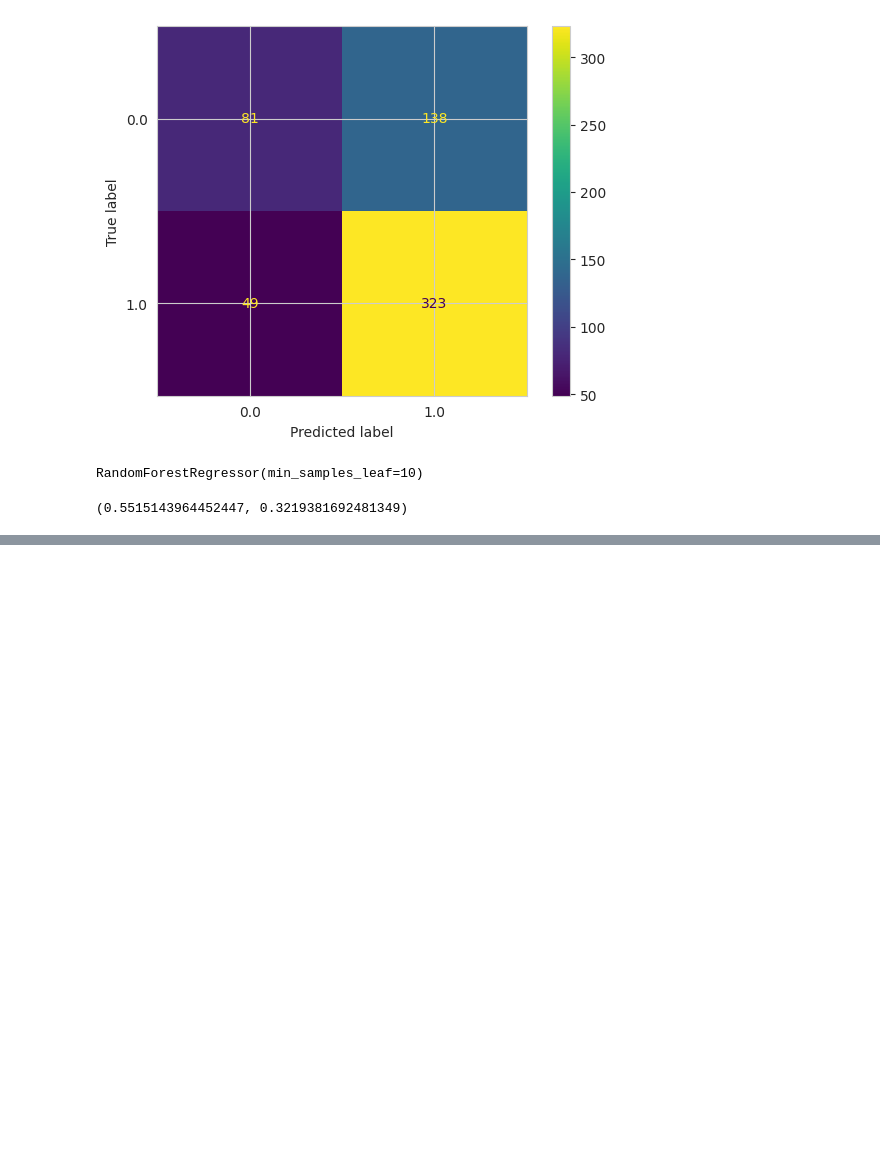
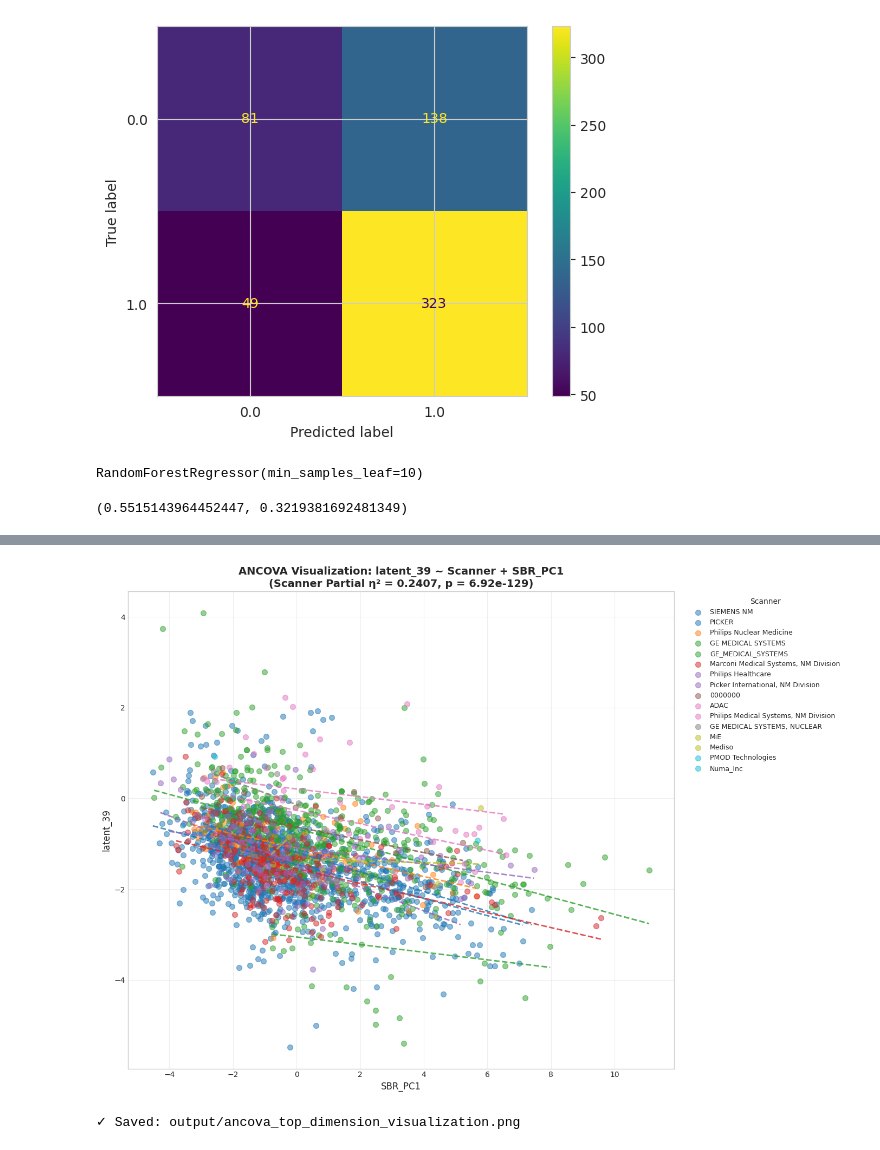
Before and after one commit to figoo210/unsupervised-parkinsons-imaging, a Jupyter notebook: 5.1.1_Dimension_Factor_Correlation_Analysis_Strict.ipynb, the cells around one changed output, grey strips where cells are left out. Drawn from its saved outputs; the diff is of its cells as text; code cells hidden in the pictures; blank space fills up the shorter version.

```diff
--- a/5.1.1_Dimension_Factor_Correlation_Analysis_Strict.ipynb
+++ b/5.1.1_Dimension_Factor_Correlation_Analysis_Strict.ipynb
@@ -951,0 +1214,16 @@ model.score(X,y),model.score(Xv,yv)
+# %%
+# Visualization 3: Detailed analysis for Top Scanner-affected dimension
+top_dim = df_ancova.iloc[0]['Dimension']
+
+# Re-run ANCOVA to get full model
+result = ancova_scanner_effect(df_final, top_dim, scanner_col, covariate_col)
+model = result['model']
+anova_table = result['anova_table']
+
+print(f"\n{'='*70}")
+print(f"Detailed ANCOVA Results for {top_dim}")
+print(f"{'='*70}")
+print(f"\nANOVA Table (Type II SS):")
+print(anova_table)
+print(f"\nModel Summary:")
+print(model.summary())
@@ -951,0 +1248,36 @@ model.score(X,y),model.score(Xv,yv)
+# %%
+# Visualization 4: Scatter plot with regression lines by scanner
+fig, ax = plt.subplots(figsize=(14, 10))
+
+analysis_df = df_final[[top_dim, scanner_col, covariate_col]].dropna()
+scanners = analysis_df[scanner_col].unique()
+colors_palette = plt.cm.tab10(np.linspace(0, 1, len(scanners)))
+
+for i, scanner in enumerate(scanners):
+    subset = analysis_df[analysis_df[scanner_col] == scanner]
+    ax.scatter(subset[covariate_col], subset[top_dim],
+               label=scanner, alpha=0.5, s=50, color=colors_palette[i])
+
+    # Add regression line
+    if len(subset) > 2:
+        z = np.polyfit(subset[covariate_col], subset[top_dim], 1)
+        p = np.poly1d(z)
+        x_line = np.linspace(subset[covariate_col].min(), subset[covariate_col].max(), 100)
+        ax.plot(x_line, p(x_line), '--', color=colors_palette[i], linewidth=2, alpha=0.8)
+
+ax.set_xlabel(f'{covariate_col}', fontsize=12)
+ax.set_ylabel(f'{top_dim}', fontsize=12)
+ax.set_title(f'ANCOVA Visualization: {top_dim} ~ Scanner + {covariate_col}\n'
+             f'(Scanner Partial η² = {result["Scanner_Partial_Eta_Sq"]:.4f}, '
+             f'p = {result["Scanner_p"]:.2e})', fontsize=14, fontweight='bold')
+ax.legend(title='Scanner', bbox_to_anchor=(1.02, 1), loc='upper left', fontsize=9)
+ax.grid(True, alpha=0.3)
+
+plt.tight_layout()
+plt.savefig('output/ancova_top_dimension_visualization.png', dpi=150, bbox_inches='tight')
+plt.show()
+
+print(f"\n✓ Saved: output/ancova_top_dimension_visualization.png")
+# %% [output]
+[figure, added]
+✓ Saved: output/ancova_top_dimension_visualization.png
```
Also changed, not shown: parts of 11 cells of this notebook, 6 other files.
